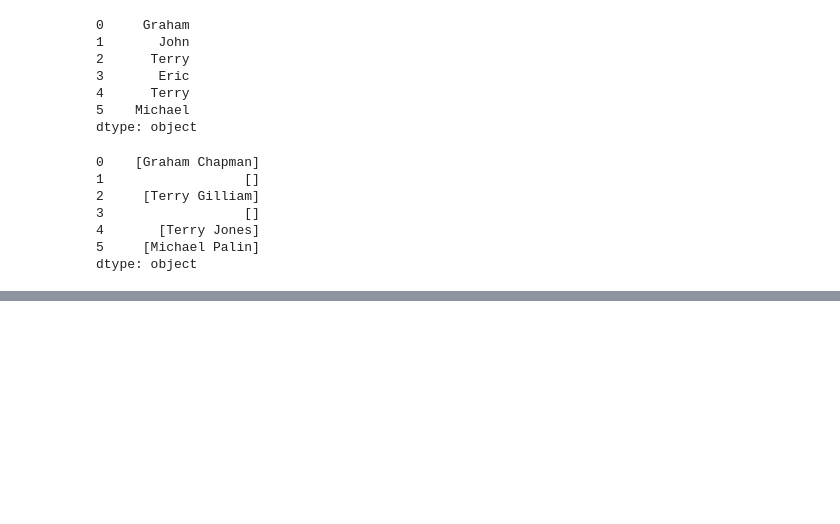
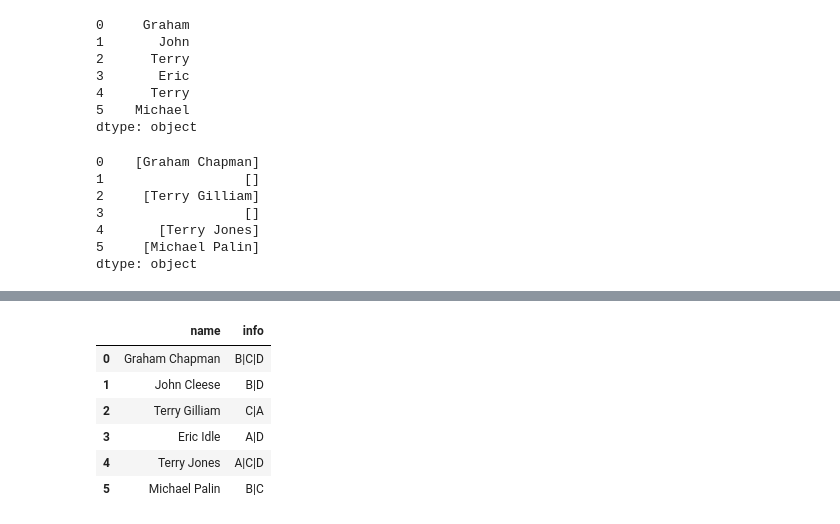
Before and after one commit to Venux09/Data_science_handbook_study, a Jupyter notebook: pandas-data_science_handbook/Vectorising_string_operatoin.ipynb, the cells around one changed output, grey strips where cells are left out. Saved outputs shown, nothing was run; the diff lists cells and outputs as text; code cells hidden in the pictures; blank space fills up the shorter version.

```diff
--- a/pandas-data_science_handbook/Vectorising_string_operatoin.ipynb
+++ b/pandas-data_science_handbook/Vectorising_string_operatoin.ipynb
@@ -159,0 +211,10 @@ dtype: object
+# %%
+full_monte
+# %% [output]
+|  | name | info |
+| 0 | Graham Chapman | B|C|D |
+| 1 | John Cleese | B|D |
+| 2 | Terry Gilliam | C|A |
+| 3 | Eric Idle | A|D |
+| 4 | Terry Jones | A|C|D |
+| 5 | Michael Palin | B|C |
```
Also changed, not shown: parts of 17 cells of this notebook, 2 other files.
